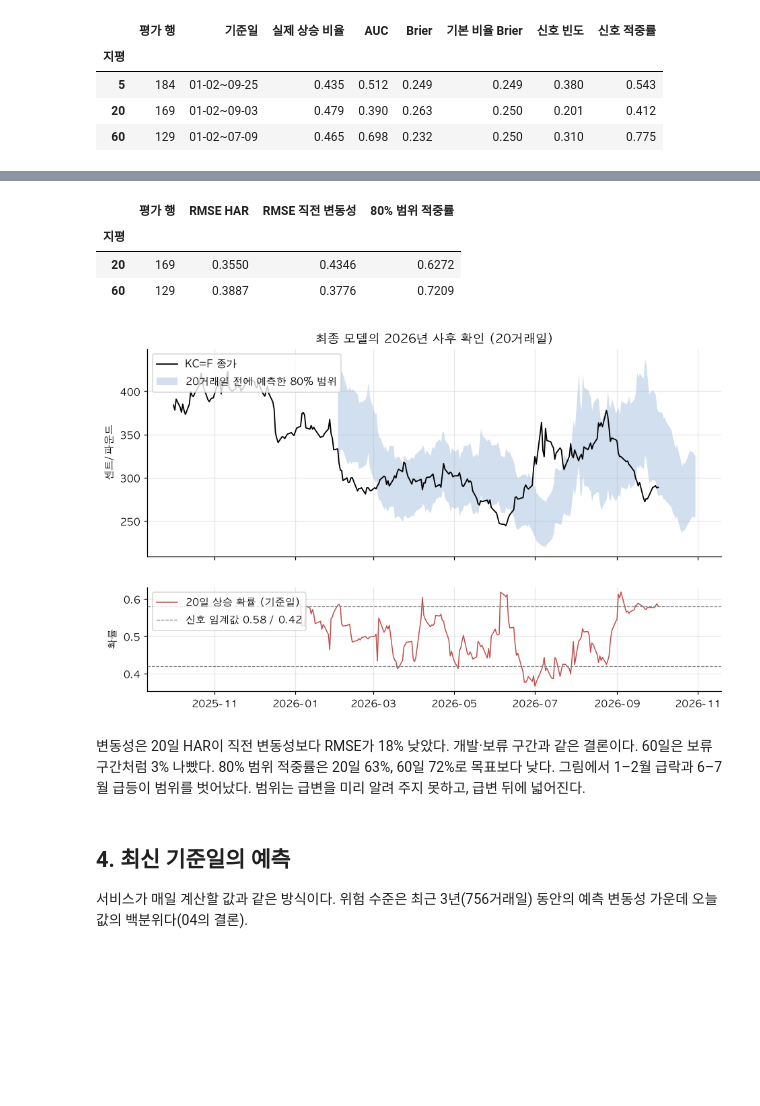
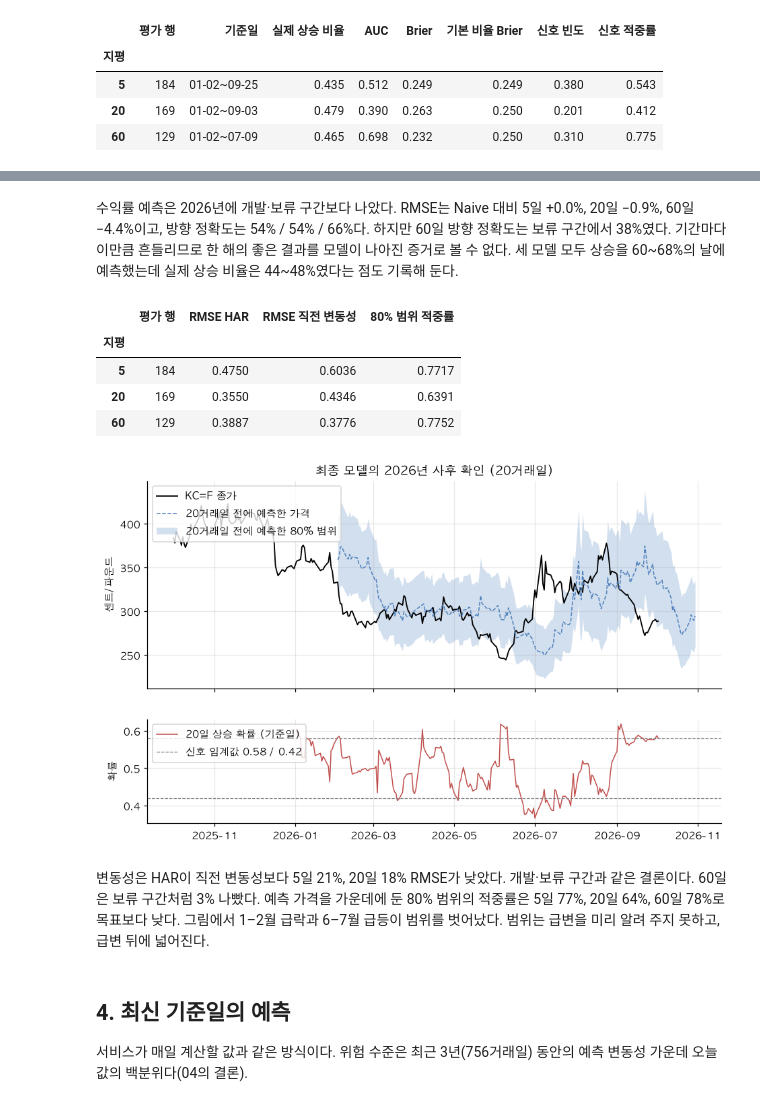
Before and after one commit to sjinie/Coffee_Price_Prediction, a Jupyter notebook: notebooks/06_final_model.ipynb, the cells around one changed output, grey strips where cells are left out. Saved outputs shown, nothing was run; the diff lists cells and outputs as text; code cells hidden in the pictures; blank space fills up the shorter version.

```diff
--- a/notebooks/06_final_model.ipynb
+++ b/notebooks/06_final_model.ipynb
@@ -18,35 +18,39 @@ import numpy as np
 import pandas as pd
 
 import common
-from coffee.config import ARTIFACTS_DIR, HORIZONS, VOL_HORIZONS
-from coffee.evaluate import direction_metrics, fold_rows
+from coffee.config import ARTIFACTS_DIR, HORIZONS
+from coffee.evaluate import direction_metrics, fold_rows, metrics
 from coffee.features import ALL_FEATURES, build_dataset, trading_sessions
-from coffee.models import (Z80, LightGBMClassifier, RidgeModel, ShrunkProbability, buy_signal, load_bundle,
-                           price_range, save_bundle)
+from coffee.models import (RETURN_ALGORITHMS, Z80, LightGBMClassifier, RidgeModel, ShrunkProbability, buy_signal,
+                           load_bundle, price_range, return_model, save_bundle)
 from coffee.sources import load_sources
 
 data = build_dataset(load_sources())
 direction_choice = {int(h): v for h, v in common.load_result("direction_selection").items()}
+return_choice = {int(h): v for h, v in common.load_result("return_selection").items()}
 vol_choice = {int(h): v for h, v in common.load_result("volatility_selection").items()}
 FINAL_YEAR = 2026  # fold_rows(…, 2026): 학습 = 2006–2025, 평가 = 목표일이 확인된 2026년 행
-VERSION = "2026-10-03b"  # 평가 표본 수정 후 다시 고른 모델 (이전 2026-10-03은 태그로 보관)
+VERSION = "2026-10-04"  # 수익률 예측과 5일 범위를 더한 모델 (이전 버전은 git 태그로 보관)
 print(f"자료: {data.index[0]:%Y-%m-%d} ~ {data.index[-1]:%Y-%m-%d}")
 # %% [output]
 자료: 2005-01-03 ~ 2026-10-02
 # %% [markdown]
 ## 1. 2006–2025년으로 다시 학습
 # %%
-direction, volatility, train_rows = {}, {}, []
+direction, returns, volatility, train_rows = {}, {}, {}, []
 for h in HORIZONS:
     choice = direction_choice[h]
     assert choice["model"] == "LightGBM분류(약한 정규화)"  # 03의 선택이 바뀌면 여기서 멈춘다
     fit, _ = fold_rows(data, ALL_FEATURES, h, FINAL_YEAR, FINAL_YEAR)
+    y = data[f"y_{h}"].to_numpy()[fit]
     model = ShrunkProbability(LightGBMClassifier(choice["features"], n_estimators=200, min_child_samples=80),
                               choice["shrink"])
-    direction[h] = model.fit(data, fit, data[f"y_{h}"].to_numpy()[fit])
-    train_rows.append({"모델": "방향", "지평": h, "학습 행": len(fit), "시작": data.index[fit[0]],
-                       "끝": data.index[fit[-1]], "학습 구간 상승 비율": model.base_})
-for h in VOL_HORIZONS:
+    direction[h] = model.fit(data, fit, y)
+    returns[h] = return_model(return_choice[h]["model"], return_choice[h]["features"], h).fit(data, fit, y)
+    train_rows += [{"모델": "방향", "지평": h, "학습 행": len(fit), "시작": data.index[fit[0]],
+                    "끝": data.index[fit[-1]], "학습 구간 상승 비율": model.base_},
+                   {"모델": f"수익률({return_choice[h]['model']})", "지평": h, "학습 행": len(fit),
+                    "시작": data.index[fit[0]], "끝": data.index[fit[-1]], "학습 구간 상승 비율": np.nan}]
     assert vol_choice[h]["model"] == "HAR"
     fit, _ = fold_rows(data, ALL_FEATURES, h, FINAL_YEAR, FINAL_YEAR, target=f"v_{h}")
     volatility[h] = RidgeModel(vol_choice[h]["har_features"], alpha=1).fit(data, fit, data[f"v_{h}"].to_numpy()[fit])
@@ -122,13 +156,16 @@ forward_direction.round(3)
+# %% [markdown]
+수익률 예측은 2026년에 개발·보류 구간보다 나았다. RMSE는 Naive 대비 5일 +0.0%, 20일 −0.9%, 60일 −4.4%이고, 방향 정확도는 54% / 54% / 66%다. 하지만 60일 방향 정확도는 보류 구간에서 38%였다. 기간마다 이만큼 흔들리므로 한 해의 좋은 결과를 모델이 나아진 증거로 볼 수 없다. 세 모델 모두 상승을 60~68%의 날에 예측했는데 실제 상승 비율은 44~48%였다는 점도 기록해 둔다.
 # %%
 def rmse(a, b):
     return float(np.sqrt(np.mean((a - b) ** 2)))
 
 
 rows = []
-for h in VOL_HORIZONS:
+for h in HORIZONS:
     _, test = fold_rows(data, ALL_FEATURES, h, FINAL_YEAR, FINAL_YEAR, target=f"v_{h}")
     actual, pred = data[f"v_{h}"].to_numpy()[test], volatility[h].predict(data, test)
-    low, high = price_range(1.0, pred, h, vol_choice[h]["interval_multiplier"])  # 현재가 1 기준 범위
+    # 현재가 1을 기준으로 예측 가격을 가운데에 둔 범위
+    low, high = price_range(1.0, pred, h, vol_choice[h]["interval_multiplier"], center=returns[h].predict(data, test))
     ratio = np.exp(data[f"y_{h}"].to_numpy()[test])
     valid = ~np.isnan(ratio)
     rows.append({"지평": h, "평가 행": len(test), "RMSE HAR": rmse(actual, pred),
@@ -139,35 +176,39 @@ forward_volatility.round(4)
 # %% [output]
 |  | 평가 행 | RMSE HAR | RMSE 직전 변동성 | 80% 범위 적중률 |
 | 지평 |  |  |  |  |
-| 20 | 169 | 0.3550 | 0.4346 | 0.6272 |
-| 60 | 129 | 0.3887 | 0.3776 | 0.7209 |
+| 5 | 184 | 0.4750 | 0.6036 | 0.7717 |
+| 20 | 169 | 0.3550 | 0.4346 | 0.6391 |
+| 60 | 129 | 0.3887 | 0.3776 | 0.7752 |
 # %%
 H = 20
 origins = np.flatnonzero((data.index >= "2026-01-01") & data["log_vol_20"].notna().to_numpy())
 axis = data.index.append(trading_sessions(data.index[-1] + pd.Timedelta(days=1), data.index[-1] + pd.Timedelta(days=120)))
 target_dates = axis[origins + H]
-low, high = price_range(data["close"].to_numpy()[origins], volatility[H].predict(data, origins), H,
-                        vol_choice[H]["interval_multiplier"])
+close = data["close"].to_numpy()[origins]
+predicted_return = returns[H].predict(data, origins)
+low, high = price_range(close, volatility[H].predict(data, origins), H, vol_choice[H]["interval_multiplier"],
+                        center=predicted_return)
 prob = direction[H].predict(data, origins)
 threshold = direction_choice[H]["threshold"]
 
 fig, (top, bottom) = plt.subplots(2, 1, figsize=(10, 6), sharex=True, gridspec_kw={"height_ratios": [2, 1]})
 recent_close = data.loc["2025-10-01":, "close"]
 top.plot(recent_close.index, recent_close, color="black", lw=1.2, label="KC=F 종가")
+top.plot(target_dates, close * np.exp(predicted_return), color="#4f81bd", lw=1, ls="--", label="20거래일 전에 예측한 가격")
 top.fill_between(target_dates, low, high, color="#4f81bd", alpha=0.25, lw=0, label="20거래일 전에 예측한 80% 범위")
 top.set(ylabel="센트/파운드", title="최종 모델의 2026년 사후 확인 (20거래일)")
 top.legend(loc="upper left")
 bottom.plot(data.index[origins], prob, color="#c0504d", lw=1, label="20일 상승 확률 (기준일)")
 bottom.axhline(threshold, color="gray", ls="--", lw=0.8)
 bottom.axhline(1 - threshold, color="gray", ls="--", lw=0.8, label=f"신호 임계값 {threshold:.2f} / {1 - threshold:.2f}")
 bottom.set(ylabel="확률")
 bottom.legend(loc="upper left")
 common.save_fig(fig, "final_forecast_2026.png")
 plt.show()
 # %% [output]
-[figure, old version]
+[figure, new version]
 # %% [markdown]
-변동성은 20일 HAR이 직전 변동성보다 RMSE가 18% 낮았다. 개발·보류 구간과 같은 결론이다. 60일은 보류 구간처럼 3% 나빴다. 80% 범위 적중률은 20일 63%, 60일 72%로 목표보다 낮다. 그림에서 1–2월 급락과 6–7월 급등이 범위를 벗어났다. 범위는 급변을 미리 알려 주지 못하고, 급변 뒤에 넓어진다.
+변동성은 HAR이 직전 변동성보다 5일 21%, 20일 18% RMSE가 낮았다. 개발·보류 구간과 같은 결론이다. 60일은 보류 구간처럼 3% 나빴다. 예측 가격을 가운데에 둔 80% 범위의 적중률은 5일 77%, 20일 64%, 60일 78%로 목표보다 낮다. 그림에서 1–2월 급락과 6–7월 급등이 범위를 벗어났다. 범위는 급변을 미리 알려 주지 못하고, 급변 뒤에 넓어진다.
 # %% [markdown]
 ## 4. 최신 기준일의 예측
 
```
Also changed, not shown: parts of 10 cells of this notebook, 31 other files.
